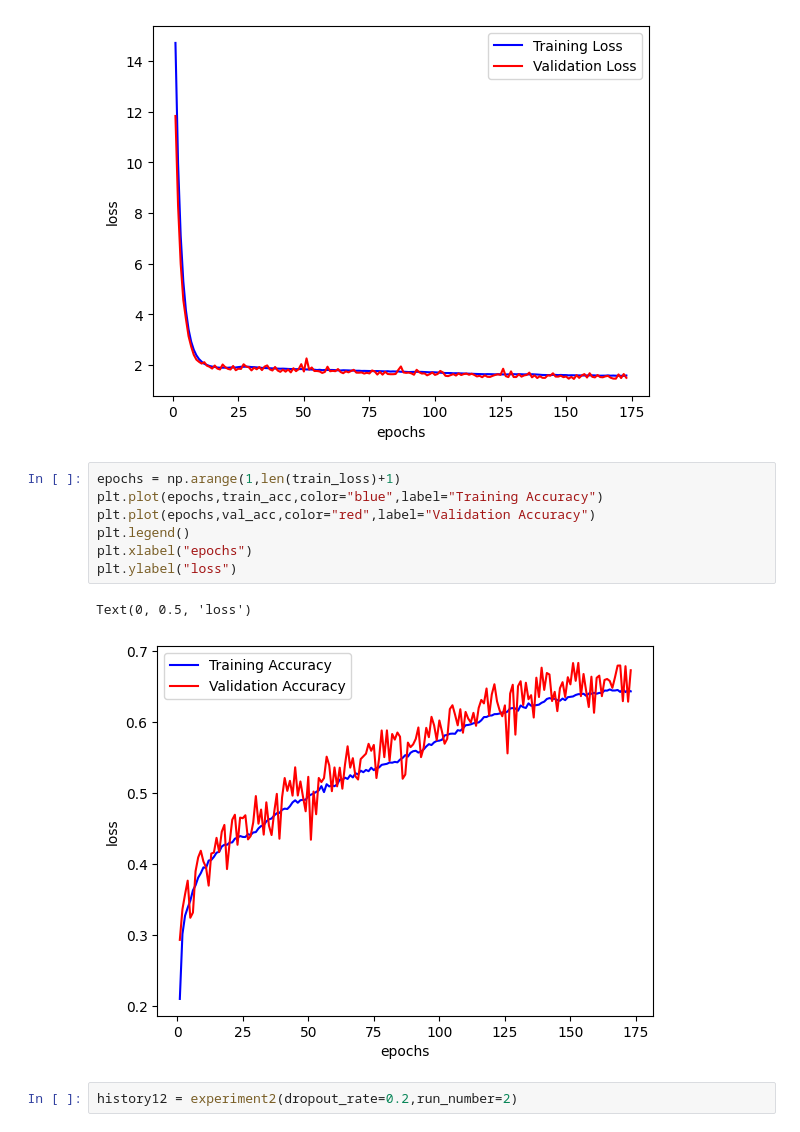
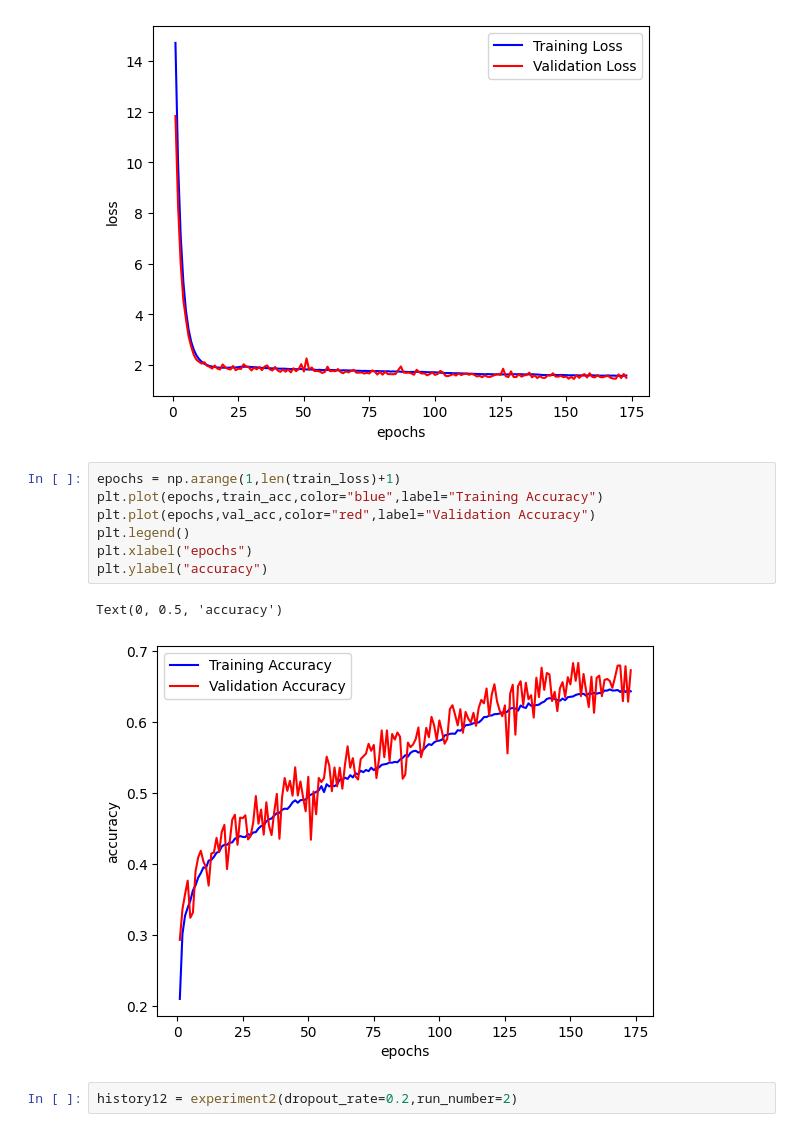
Before and after one commit to Gautam-Chauhan/DeepLearningCoursework2, a Jupyter notebook: Summative_assessment_2.ipynb, the cells around one changed output. Saved outputs shown, nothing was run; the diff lists cells and outputs as text.

```diff
--- a/Summative_assessment_2.ipynb
+++ b/Summative_assessment_2.ipynb
@@ -660,13 +654,13 @@ Text(0, 0.5, 'loss')
 # %%
 epochs = np.arange(1,len(train_loss)+1)
 plt.plot(epochs,train_acc,color="blue",label="Training Accuracy")
 plt.plot(epochs,val_acc,color="red",label="Validation Accuracy")
 plt.legend()
 plt.xlabel("epochs")
-plt.ylabel("loss")
+plt.ylabel("accuracy")
 # %% [output]
-Text(0, 0.5, 'loss')
+Text(0, 0.5, 'accuracy')
-[figure, old version]
+[figure, new version]
 # %%
 history12 = experiment2(dropout_rate=0.2,run_number=2)
 # %% [output]
```
Also changed, not shown: parts of 27 cells of this notebook.
